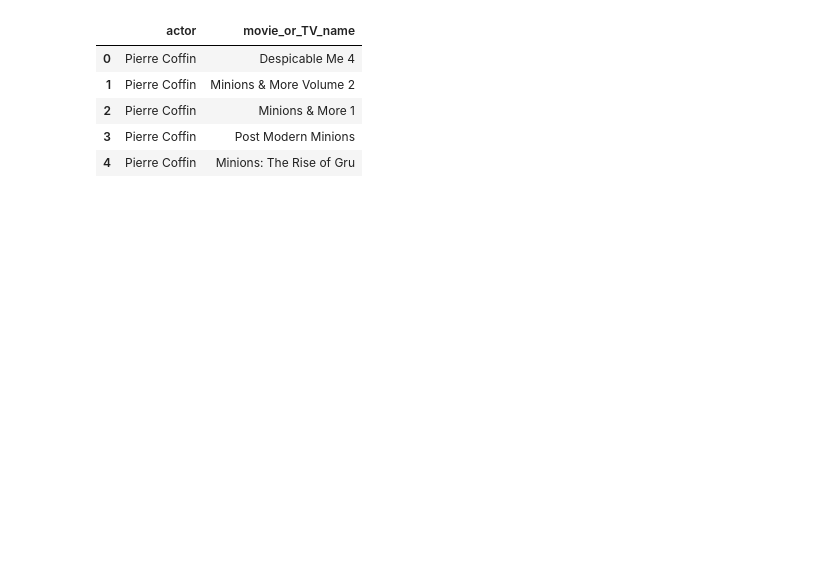
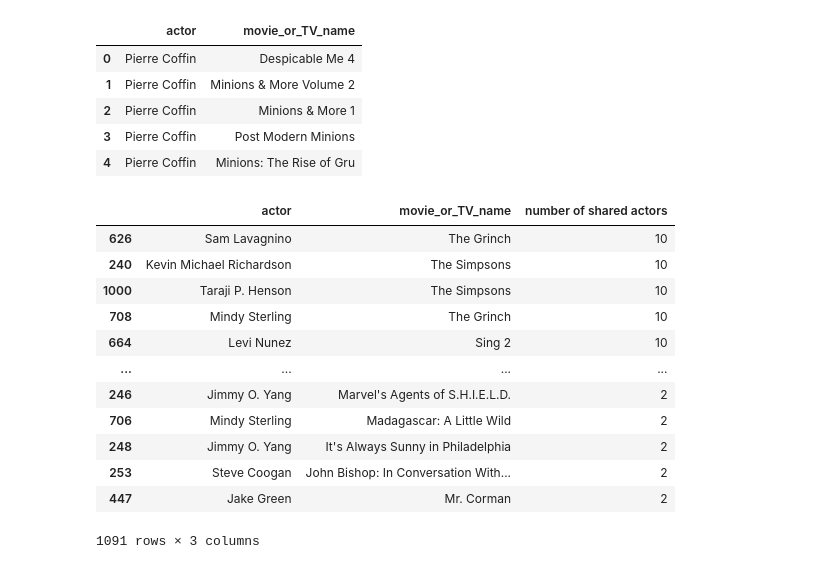
Before and after one commit to alyssa-cheng/hw2, a Jupyter notebook: hw2.ipynb, the cells around one changed output. Saved outputs shown, nothing was run; the diff lists cells and outputs as text; code cells hidden in the pictures; blank space fills up the shorter version.

```diff
--- a/hw2.ipynb
+++ b/hw2.ipynb
@@ -13,3 +13,26 @@ df.head()
 | 2 | Pierre Coffin | Minions & More 1 |
 | 3 | Pierre Coffin | Post Modern Minions |
 | 4 | Pierre Coffin | Minions: The Rise of Gru |
+# %%
+df = df.drop_duplicates()
+df['number of shared actors'] = df.groupby("movie_or_TV_name")[["actor"]].transform(len)
+df = df[df['movie_or_TV_name'] != 'Minions: The Rise of Gru'] # dropping 'Minions: The Rise of Gru'
+df = df[df['number of shared actors'] >= 2]
+df = df.reset_index(drop = True)
+df = df.sort_values('number of shared actors', ascending = False)
+
+df
+# %% [output]
+|  | actor | movie_or_TV_name | number of shared actors |
+| 626 | Sam Lavagnino | The Grinch | 10 |
+| 240 | Kevin Michael Richardson | The Simpsons | 10 |
+| 1000 | Taraji P. Henson | The Simpsons | 10 |
+| 708 | Mindy Sterling | The Grinch | 10 |
+| 664 | Levi Nunez | Sing 2 | 10 |
+| ... | ... | ... | ... |
+| 246 | Jimmy O. Yang | Marvel's Agents of S.H.I.E.L.D. | 2 |
+| 706 | Mindy Sterling | Madagascar: A Little Wild | 2 |
+| 248 | Jimmy O. Yang | It's Always Sunny in Philadelphia | 2 |
+| 253 | Steve Coogan | John Bishop: In Conversation With... | 2 |
+| 447 | Jake Green | Mr. Corman | 2 |
+1091 rows × 3 columns
```
Also changed, not shown: parts of 3 cells of this notebook.
